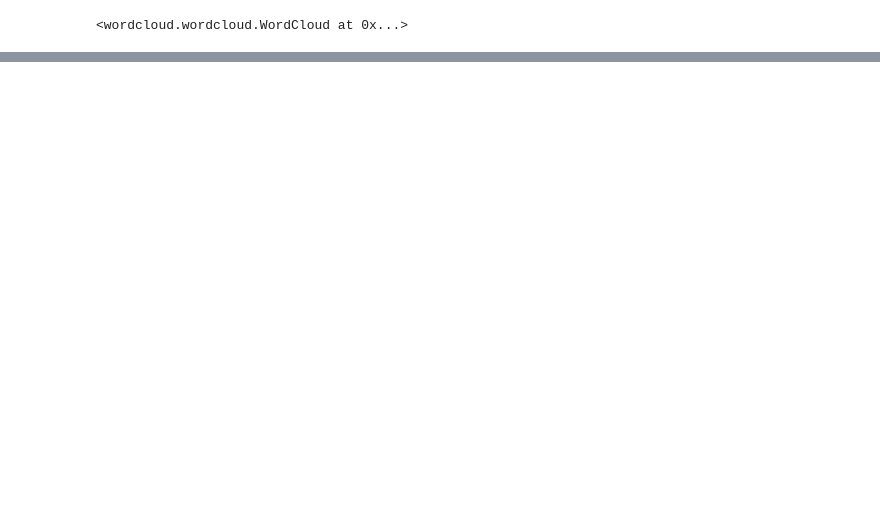
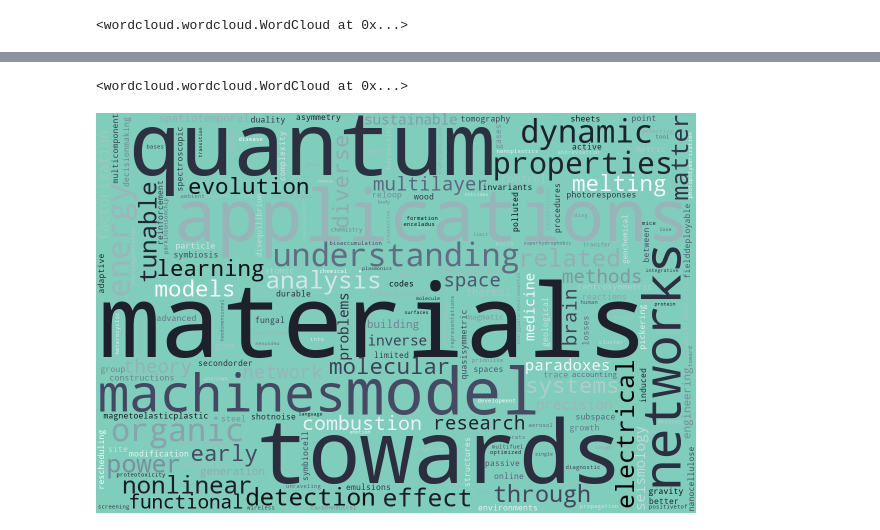
Before and after one commit to coandrei/jupyter_notebooks, a Jupyter notebook: miscellaneous/aka.ipynb, the cells around one changed output, grey strips where cells are left out. Saved outputs shown, nothing was run; the diff lists cells and outputs as text; code cells hidden in the pictures; blank space fills up the shorter version.

```diff
--- a/miscellaneous/aka.ipynb
+++ b/miscellaneous/aka.ipynb
@@ -199,0 +318,17 @@ Image(filename='aka.jpg', width=600)
+# %%
+
+cloud = wordcloud.WordCloud(
+    width=1200,
+    height=800,
+    background_color='#7fcdbb',
+    colormap='bone',
+)
+cloud.generate_from_frequencies(z)
+fout = 'aka_ky.png'
+cloud.to_file(fout)
+# %% [output]
+<wordcloud.wordcloud.WordCloud at 0x...>
+# %%
+Image(filename=fout, width=600)
+# %% [output]
+[figure, added]
```
Also changed, not shown: parts of 28 cells of this notebook.
